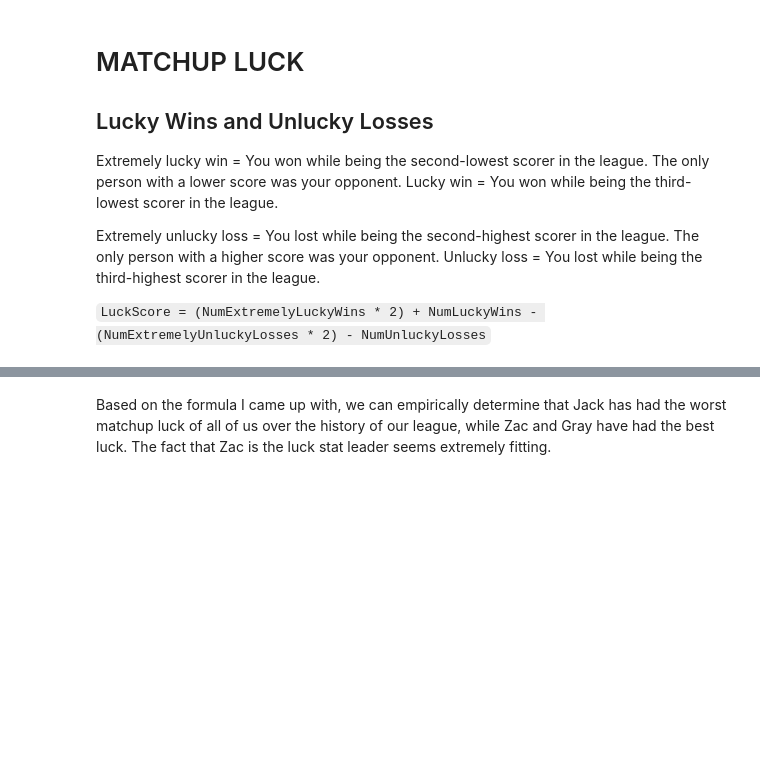
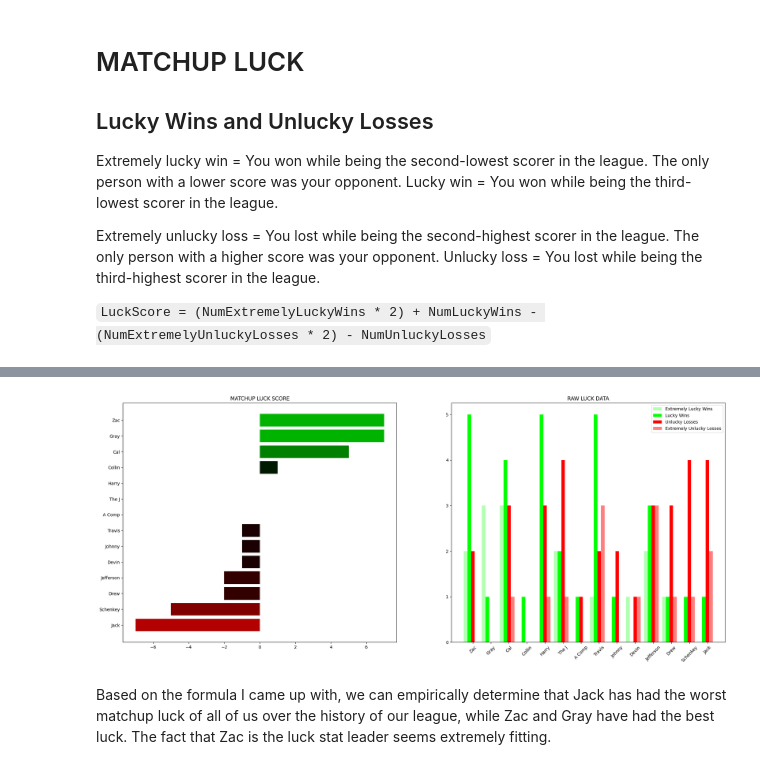
Before and after one commit to tthompson691/FFPlayground, a Jupyter notebook: src/visuals.ipynb, the cells around one changed output, grey strips where cells are left out. Drawn from its saved outputs; the diff is of its cells as text; code cells hidden in the pictures; blank space fills up the shorter version.

Commit message:
add better bar colors for luck score chart

```diff
--- a/src/visuals.ipynb
+++ b/src/visuals.ipynb
@@ -51,4 +53,6 @@ luck_df = lucky_wins_df.merge(right=extremely_lucky_wins_df, how="outer", on="Re
     right=extremely_unlucky_losses_df, how="outer", on="RealName"
 ).fillna(0)
 luck_df["LuckScore"] = luck_df["NumLuckyWins"] + luck_df["NumExtremelyLuckyWins"] * 2 - luck_df["NumUnluckyLosses"] - (luck_df["NumExtremelyUnluckyLosses"] * 2)
+luck_df["BarColor"] = luck_df["LuckScore"].apply(lambda x: (abs(x/10), 0, 0) if x <=0 else (0, x/10, 0))
 luck_df = luck_df.sort_values(by="LuckScore", ascending=False)
+luck_df
@@ -55,32 +75,34 @@ luck_df = luck_df.sort_values(by="LuckScore", ascending=False)
 # %%
 ## PLOT ##
 
 fig, (ax1, ax2) = plt.subplots(1, 2)
 player_range = np.arange(len(luck_df))
 
 ## luck score ##
-ax1.barh(player_range, luck_df["LuckScore"], align="center")
+ax1.barh(player_range, luck_df["LuckScore"], align="center", color=luck_df["BarColor"])
 ax1.set_yticks(player_range, labels=luck_df["RealName"])
 ax1.invert_yaxis()
 ax1.set_title("MATCHUP LUCK SCORE")
 # ax1.set_figwidth(19)
 
 ## raw data ##
 labels = list(luck_df["RealName"])
 width = 0.2
 ax2.set_title("RAW LUCK DATA")
 ax2.bar(player_range -  (width * 2), luck_df["NumExtremelyLuckyWins"], width, label="Extremely Lucky Wins", color=(0, 1, 0, 0.3))
 ax2.bar(player_range - width, luck_df["NumLuckyWins"], width,  label="Lucky Wins", color=(0, 1, 0, 1))
 ax2.bar(player_range, luck_df["NumUnluckyLosses"], width, label="Unlucky Losses", color=(1, 0, 0,  1))
 ax2.bar(player_range + width, luck_df["NumExtremelyUnluckyLosses"], width, label="Extremely Unlucky Losses", color=(1, 0, 0,  0.5))
 
 ax2.set_xticks(player_range, labels=luck_df["RealName"])
 ax2.set_xticklabels(labels)
 ax2.legend()
 fig.set_figwidth(25)
 fig.set_figheight(10)
 plt.xticks(rotation=45)
 plt.show()
+# %% [output]
+[figure, added]
 # %% [markdown]
 Based on the formula I came up with, we can empirically determine that Jack has had the worst matchup luck of all of us over the history of our league, while Zac and Gray have had the best luck. The fact that Zac is the luck stat leader seems extremely fitting.
 # %% [markdown]
```
Also changed, not shown: parts of 3 cells of this notebook.
